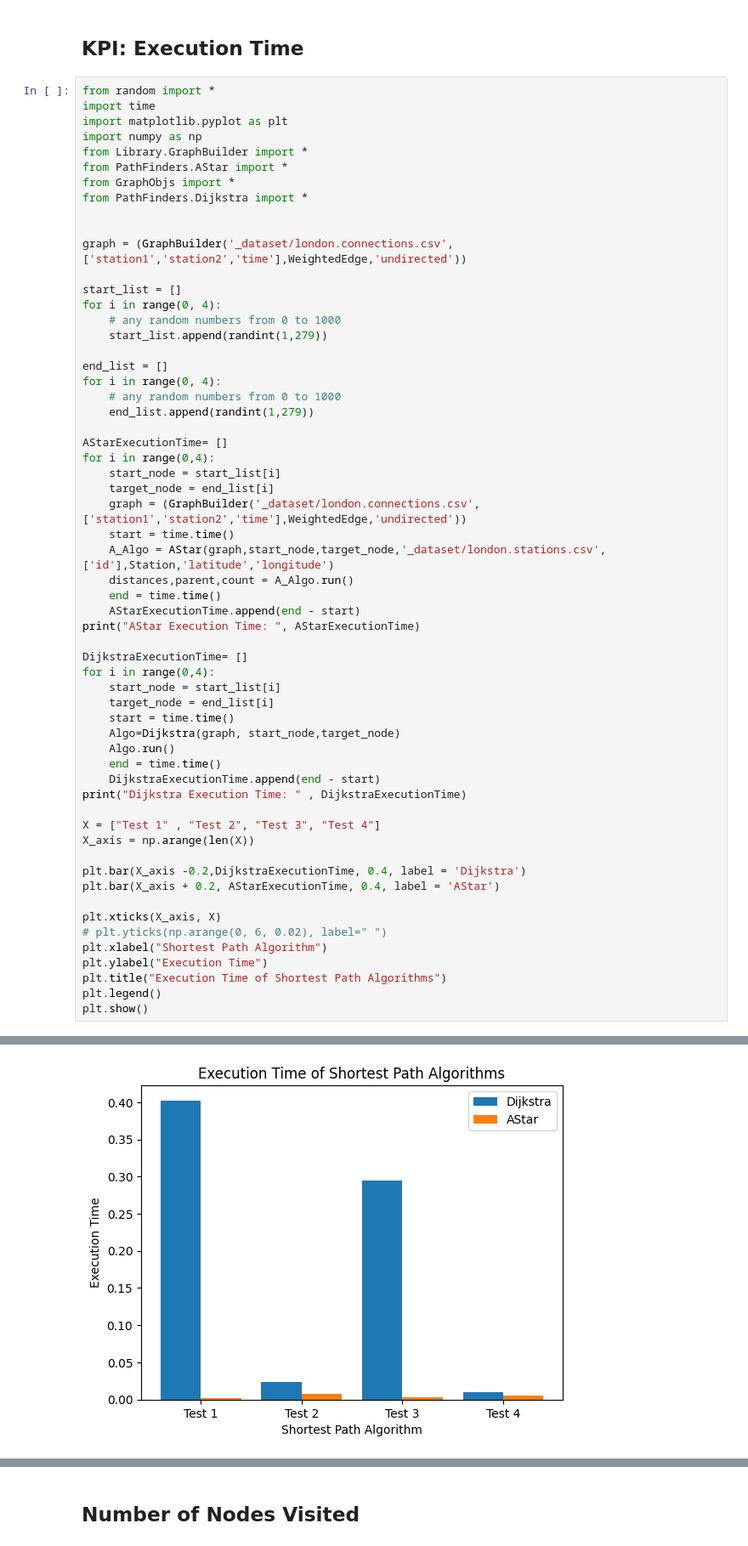
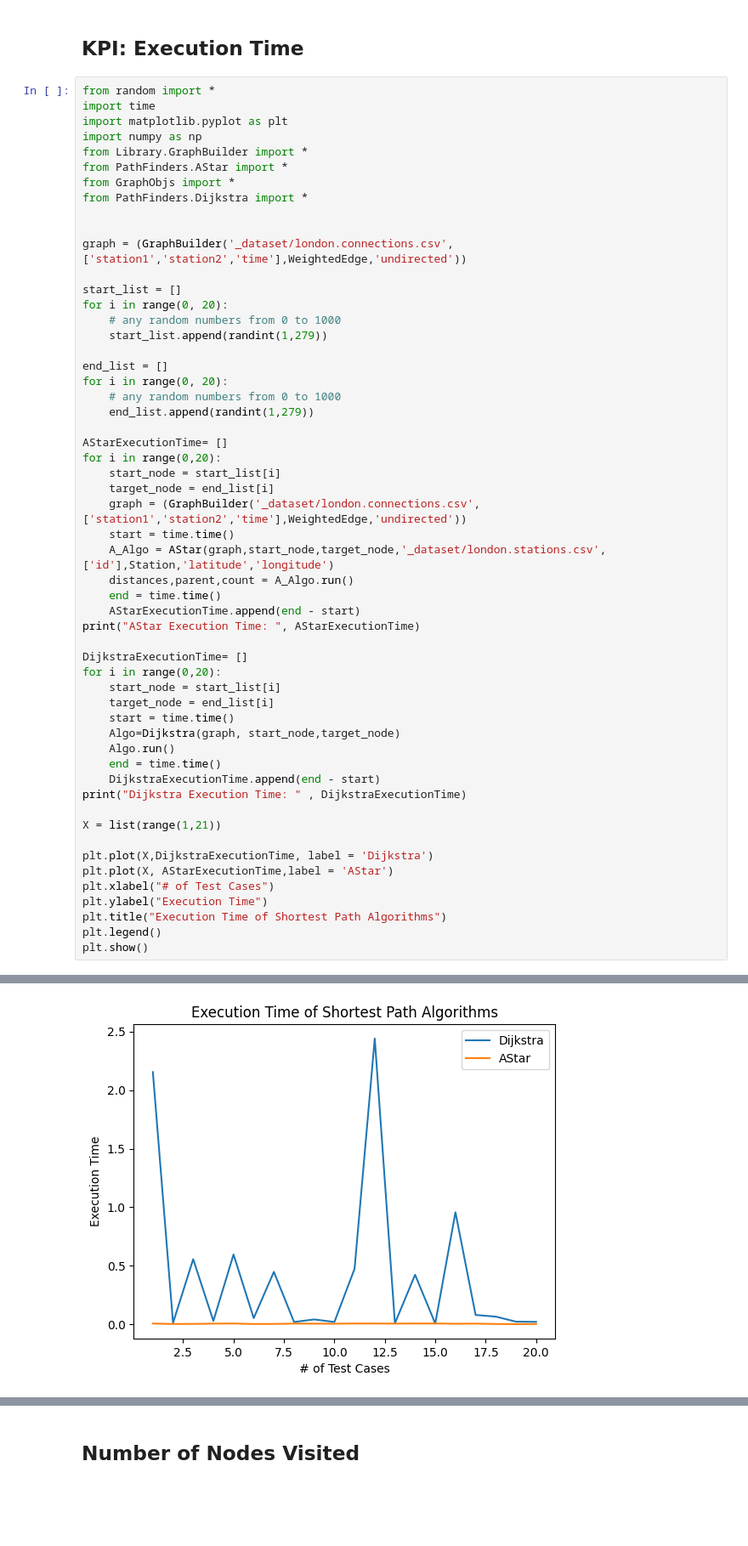
Before and after one commit to JenniferYe25/subway-transit-library, a Jupyter notebook: graph_lab.ipynb, the cells around one changed output, grey strips where cells are left out. Shown at 85% size. Cells and saved outputs as stored; diff of their text form; blank space fills up the shorter version.

```diff
--- a/graph_lab.ipynb
+++ b/graph_lab.ipynb
@@ -139,17 +142,17 @@ from PathFinders.Dijkstra import *
 graph = (GraphBuilder('_dataset/london.connections.csv',['station1','station2','time'],WeightedEdge,'undirected'))
 
 start_list = []
-for i in range(0, 4):
+for i in range(0, 20):
     # any random numbers from 0 to 1000
     start_list.append(randint(1,279))
 
 end_list = []
-for i in range(0, 4):
+for i in range(0, 20):
     # any random numbers from 0 to 1000
     end_list.append(randint(1,279))
 
 AStarExecutionTime= []
-for i in range(0,4):
+for i in range(0,20):
     start_node = start_list[i]
     target_node = end_list[i]
     graph = (GraphBuilder('_dataset/london.connections.csv',['station1','station2','time'],WeightedEdge,'undirected'))
@@ -161,7 +164,7 @@ for i in range(0,4):
 print("AStar Execution Time: ", AStarExecutionTime)
 
 DijkstraExecutionTime= []
-for i in range(0,4):
+for i in range(0,20):
     start_node = start_list[i]
     target_node = end_list[i]
     start = time.time()
@@ -171,15 +174,11 @@ for i in range(0,4):
     DijkstraExecutionTime.append(end - start)
 print("Dijkstra Execution Time: " , DijkstraExecutionTime)
 
-X = ["Test 1" , "Test 2", "Test 3", "Test 4"]
-X_axis = np.arange(len(X))
+X = list(range(1,21))
 
-plt.bar(X_axis -0.2,DijkstraExecutionTime, 0.4, label = 'Dijkstra')
-plt.bar(X_axis + 0.2, AStarExecutionTime, 0.4, label = 'AStar')
-
-plt.xticks(X_axis, X)
-# plt.yticks(np.arange(0, 6, 0.02), label=" ")
-plt.xlabel("Shortest Path Algorithm")
+plt.plot(X,DijkstraExecutionTime, label = 'Dijkstra')
+plt.plot(X, AStarExecutionTime,label = 'AStar')
+plt.xlabel("# of Test Cases")
 plt.ylabel("Execution Time")
 plt.title("Execution Time of Shortest Path Algorithms")
 plt.legend()
@@ -190,4 +189,4 @@ Dijkstra Execution Time:  [0.40236926078796387, 0.023685455322265625, 0.29453396
-[figure, old version]
+[figure, new version]
 # %% [markdown]
 
 **Dijkstra Execution Time:** <br>
```
Also changed, not shown: parts of 9 cells of this notebook.
